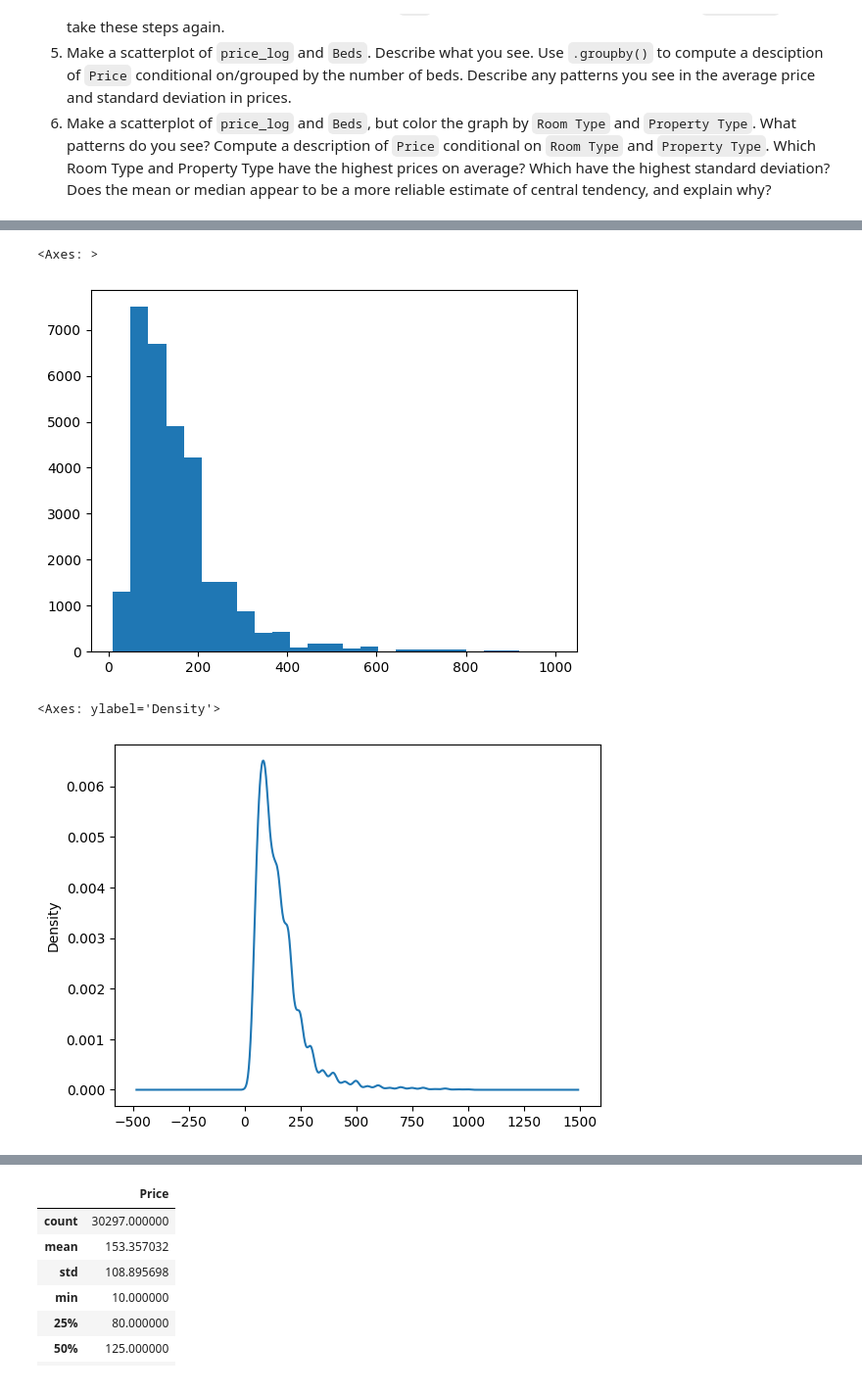
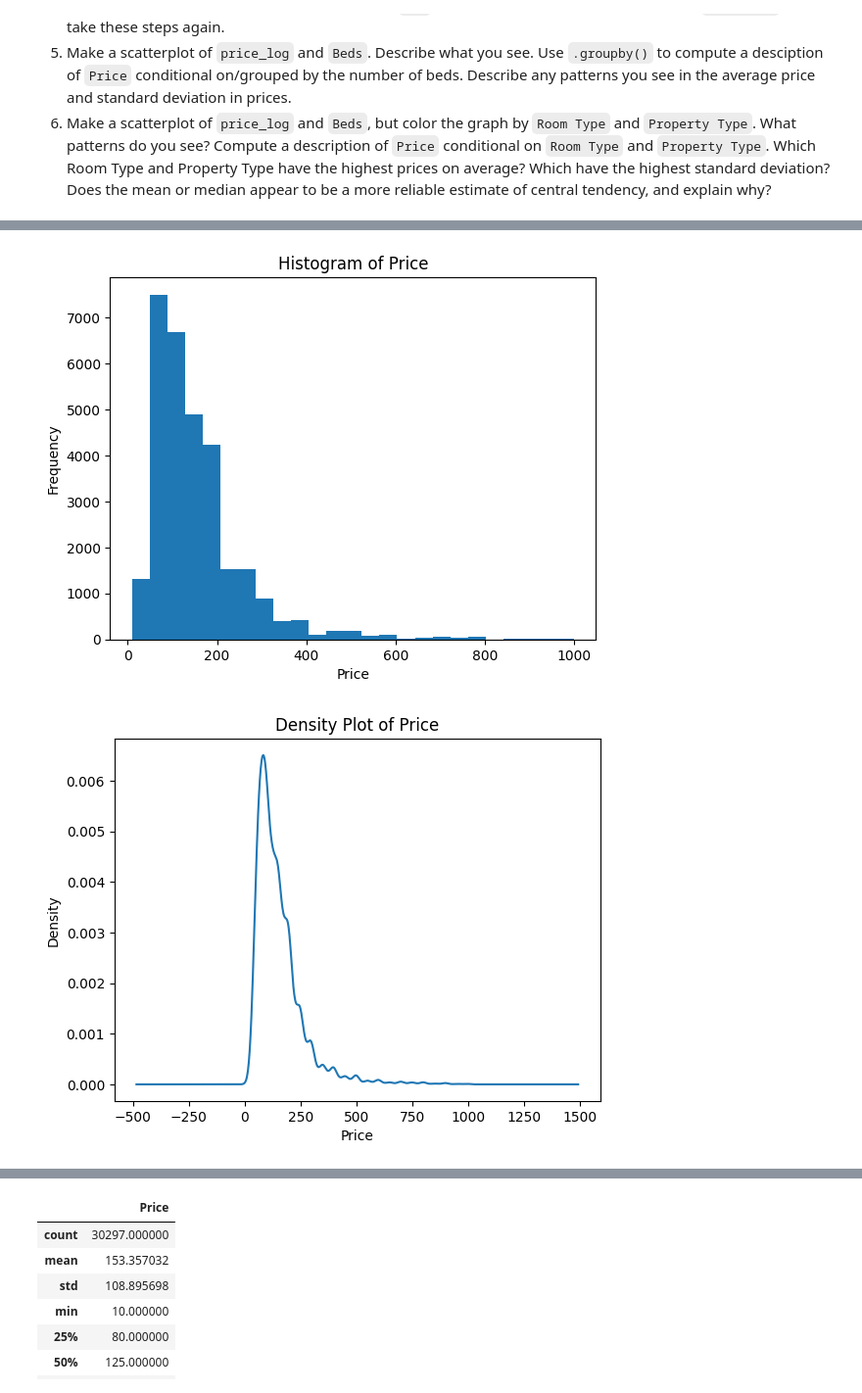
Before and after one commit to Harryshield14/eda_assignment, a Jupyter notebook: assignment.ipynb, the cells around one changed output, grey strips where cells are left out. Shown at 98% size. Saved outputs shown, nothing was run; the diff lists cells and outputs as text; code cells hidden in the pictures.

Commit message:
Added Titles and Axes Labels

```diff
--- a/assignment.ipynb
+++ b/assignment.ipynb
@@ -39,25 +39,32 @@ Drive already mounted at /content/drive; to attempt to forcibly remount, call dr
 # %%
 import pandas as pd
 import numpy as np
 import matplotlib.pyplot as plt
 import seaborn as sns
 
-df = pd.read_csv('/content/drive/MyDrive/DS 3001 (1)/airbnb_hw.csv')
+df = pd.read_csv('/content/drive/MyDrive/DS 3001/airbnb_hw.csv')
 df_clean = df.copy()
 df_clean.head() #There are 13 variables, in a variety of different topics that talk about the airbnb listings
 len(df_clean) #There are 30478 entries into this csv
 
 pd.crosstab(df_clean['Room Type'], df_clean['Property Type']) #Private rooms are much more common in the apartment, or house. Also the majority of entries across private, entire, and shared are in apartment, house, or lofts
 
 df_clean['Price'] = pd.to_numeric(df_clean['Price'], errors='coerce')
 df_clean['Price'].hist(bins = 25, grid = False)
+plt.xlabel('Price')
+plt.ylabel('Frequency')
+plt.title('Histogram of Price')
+plt.show()
 # %% [output]
-<Axes: >
-[figure, old version]
+[figure, new version]
 # %%
-df_clean['Price'].plot.density() #The data is poorly scaled and does not provide much information other than a sharp peak on the Kernel Density Plot
+df_clean['Price'].plot.density()
+#The data is poorly scaled and does not provide much information other than a sharp peak on the Kernel Density Plot
+plt.xlabel('Price')
+plt.ylabel('Density')
+plt.title('Density Plot of Price')
+plt.show()
 # %% [output]
-<Axes: ylabel='Density'>
-[figure, old version]
+[figure, new version]
 # %%
 df_clean['Price'].plot.box() #From this plot we can determine there are a lot of outliers within this data set
```
Also changed, not shown: parts of 9 cells of this notebook.
